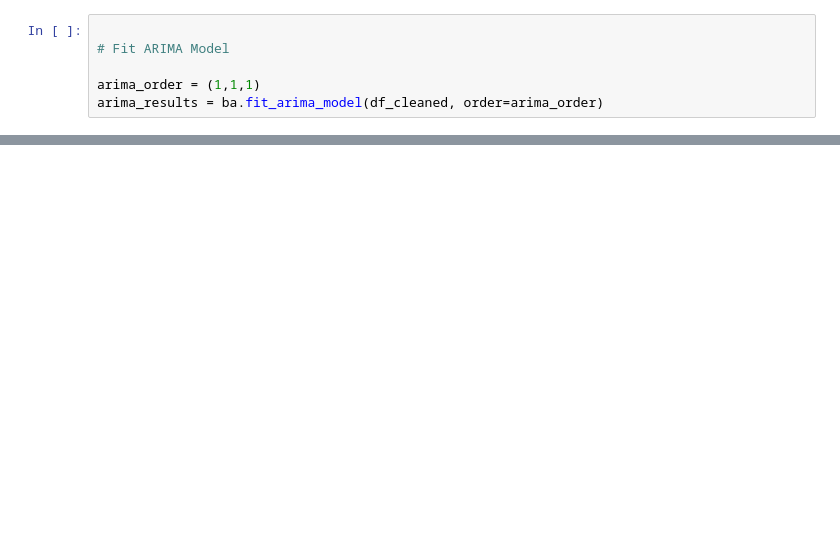
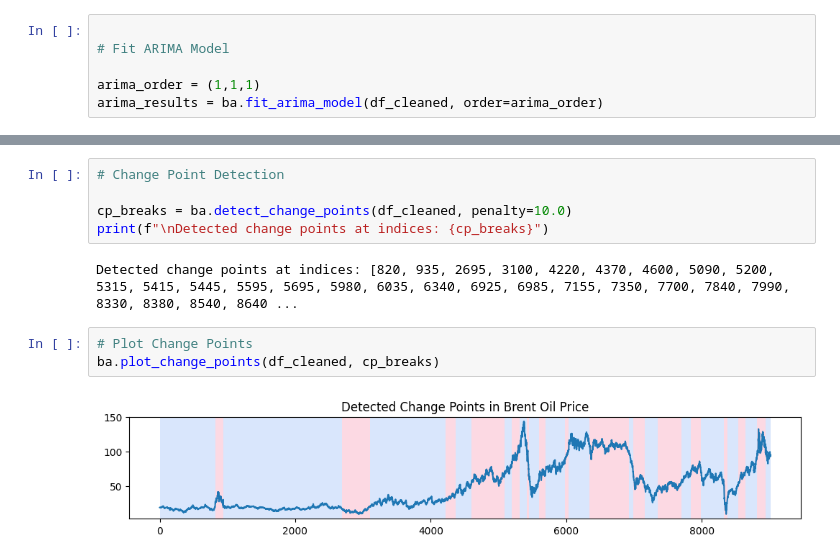
Before and after one commit to Nahom-ketsela/kaim-week-10, a Jupyter notebook: notebooks/Brent_Analysis_Notebook.ipynb, the cells around one changed output, grey strips where cells are left out. Cells and saved outputs as stored; diff of their text form; blank space fills up the shorter version.

Commit message:
Change Point Detection done.

```diff
--- a/notebooks/Brent_Analysis_Notebook.ipynb
+++ b/notebooks/Brent_Analysis_Notebook.ipynb
@@ -31,0 +80,12 @@ arima_results = ba.fit_arima_model(df_cleaned, order=arima_order)
+# %%
+# Change Point Detection
+
+cp_breaks = ba.detect_change_points(df_cleaned, penalty=10.0)
+print(f"\nDetected change points at indices: {cp_breaks}")
+# %% [output]
+Detected change points at indices: [820, 935, 2695, 3100, 4220, 4370, 4600, 5090, 5200, 5315, 5415, 5445, 5595, 5695, 5980, 6035, 6340, 6925, 6985, 7155, 7350, 7700, 7840, 7990, 8330, 8380, 8540, 8640 ...
+# %%
+# Plot Change Points
+ba.plot_change_points(df_cleaned, cp_breaks)
+# %% [output]
+[figure, added]
```
Also changed, not shown: parts of 5 cells of this notebook, 1 other file.
